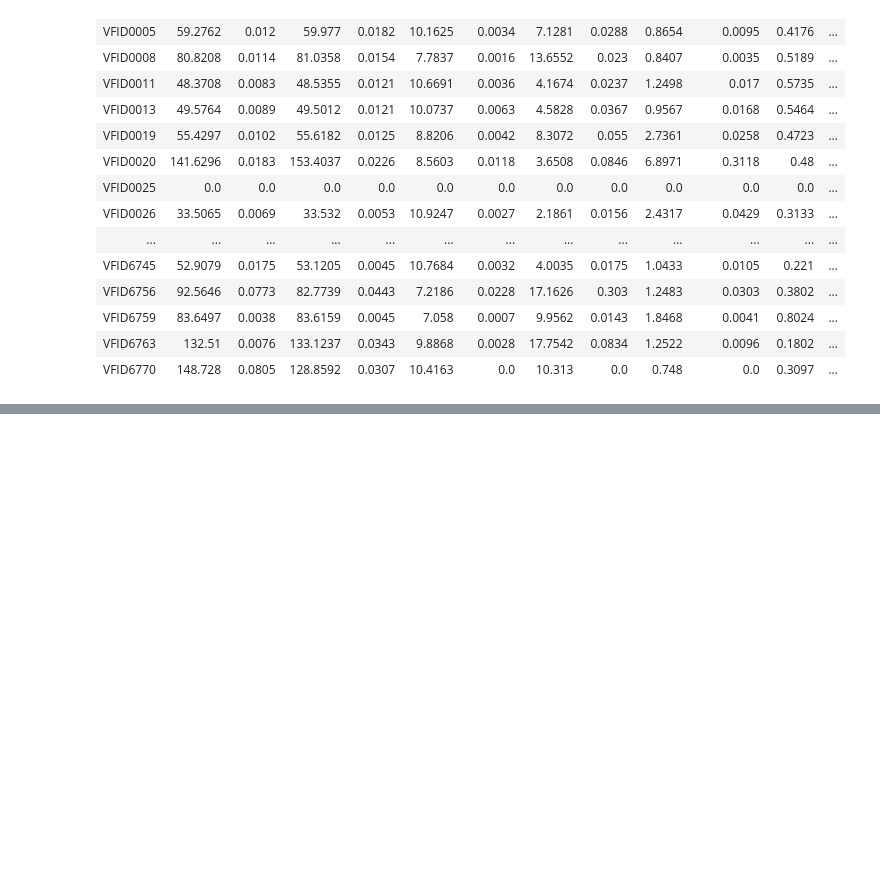
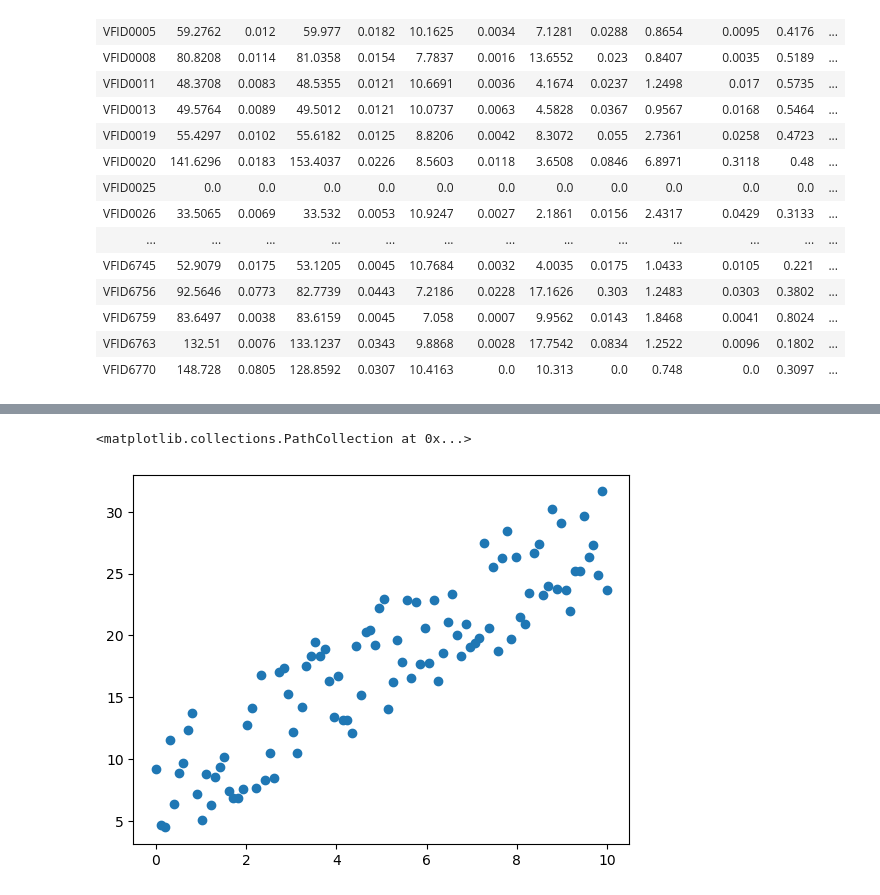
Before and after one commit to Kyssuber/research, a Jupyter notebook: data_analysis/virgowise_plots.ipynb, the cells around one changed output, grey strips where cells are left out. Cells and saved outputs as stored; diff of their text form; code cells hidden in the pictures; blank space fills up the shorter version.

```diff
--- a/data_analysis/virgowise_plots.ipynb
+++ b/data_analysis/virgowise_plots.ipynb
@@ -480,0 +501,13 @@ vf.write(homedir+'/v2_snrcoadd.fits',overwrite=True)
+# %%
+def func(m,x,b):
+    return m*x+b
+# %%
+import numpy as np
+import random
+m=2
+b=3
+x=np.linspace(0,10,100)
+# %%
+rand = np.random.uniform(low=0.01, high=10, size=(100,))
+# %%
+y=func(m,x,b)+rand
@@ -480,0 +537,6 @@ vf.write(homedir+'/v2_snrcoadd.fits',overwrite=True)
+# %%
+from matplotlib import pyplot as plt
+plt.scatter(x,y)
+# %% [output]
+<matplotlib.collections.PathCollection at 0x...>
+[figure, added]
```
Also changed, not shown: parts of 13 cells of this notebook, 3 other files.
